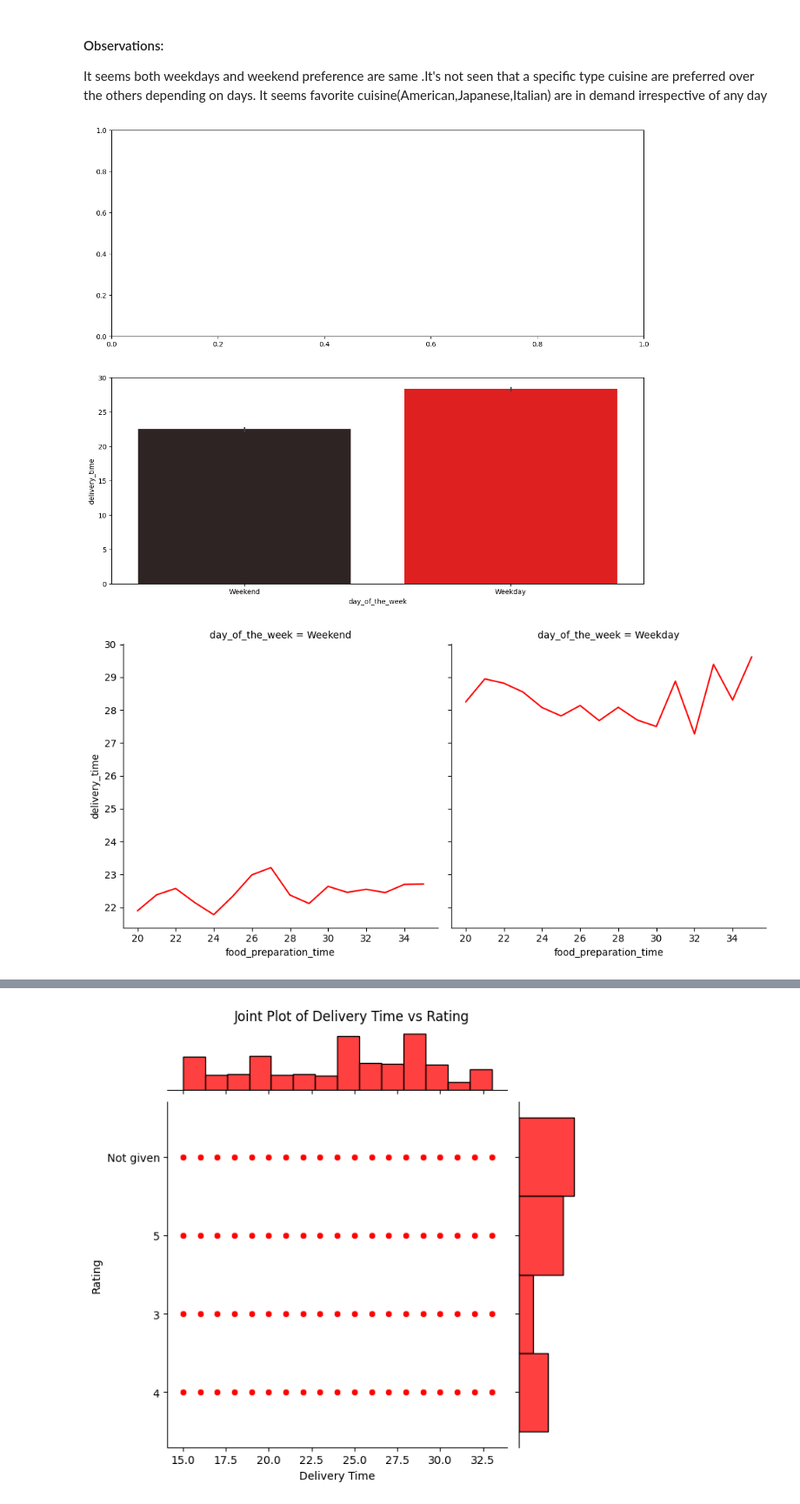
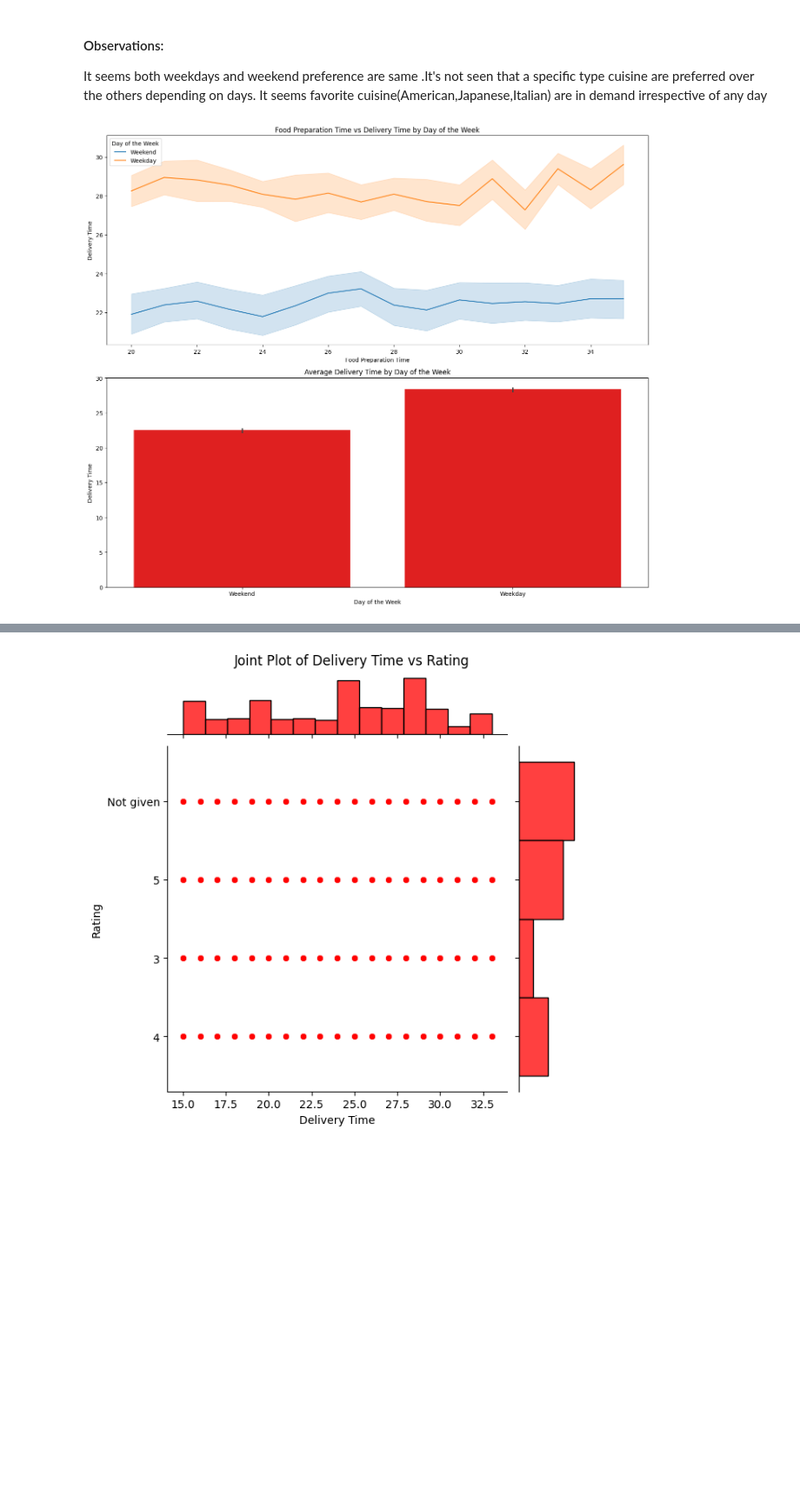
Before and after one commit to Rajesh2015/FoodHub-Data-Analysis, a Jupyter notebook: FoodHub-EDA.ipynb, the cells around one changed output, grey strips where cells are left out. Shown at 87% size. Cells and saved outputs as stored; diff of their text form; code cells hidden in the pictures; blank space fills up the shorter version.

```diff
--- a/FoodHub-EDA.ipynb
+++ b/FoodHub-EDA.ipynb
@@ -813,15 +813,28 @@ plt.show()
 #### Observations:
 It seems both weekdays and weekend preference are same .It's not seen that a specific type cuisine are preferred  over the others depending on days.
 It seems favorite cuisine(American,Japanese,Italian) are in demand irrespective of any day
-# %%
-fig, axes = plt.subplots(2, 1, figsize=(14, 12))
-sns.relplot(data=food_df, x='food_preparation_time', y='delivery_time', col='day_of_the_week', kind='line', errorbar=None, col_wrap=2, color='red', ax=axes[0])
-sns.barplot(data=food_df, x='day_of_the_week', y='delivery_time', ax=axes[1],color='red',hue='day_of_the_week')
-plt.tight_layout()
-plt.show()
-# %% [output]
-[figure, removed]
-[figure, removed]
+# %%
+fig, axes = plt.subplots(2, 1, figsize=(14, 12))
+
+days = food_df['day_of_the_week'].unique()
+for day in days:
+    subset = food_df[food_df['day_of_the_week'] == day]
+    sns.lineplot(data=subset, x='food_preparation_time', y='delivery_time', ax=axes[0], label=day)
+
+axes[0].set_title('Food Preparation Time vs Delivery Time by Day of the Week')
+axes[0].legend(title='Day of the Week')
+axes[0].set_xlabel('Food Preparation Time')
+axes[0].set_ylabel('Delivery Time')
+
+sns.barplot(data=food_df, x='day_of_the_week', y='delivery_time', ax=axes[1], color='red')
+axes[1].set_title('Average Delivery Time by Day of the Week')
+axes[1].set_xlabel('Day of the Week')
+axes[1].set_ylabel('Delivery Time')
+
+plt.tight_layout()
+plt.show()
+# %% [output]
+[figure, added]
 # %% [markdown]
 #### Observations:
 * Food Preparation time and delivery times seems not to be realated with
```
Also changed, not shown: parts of 1 cell of this notebook.
